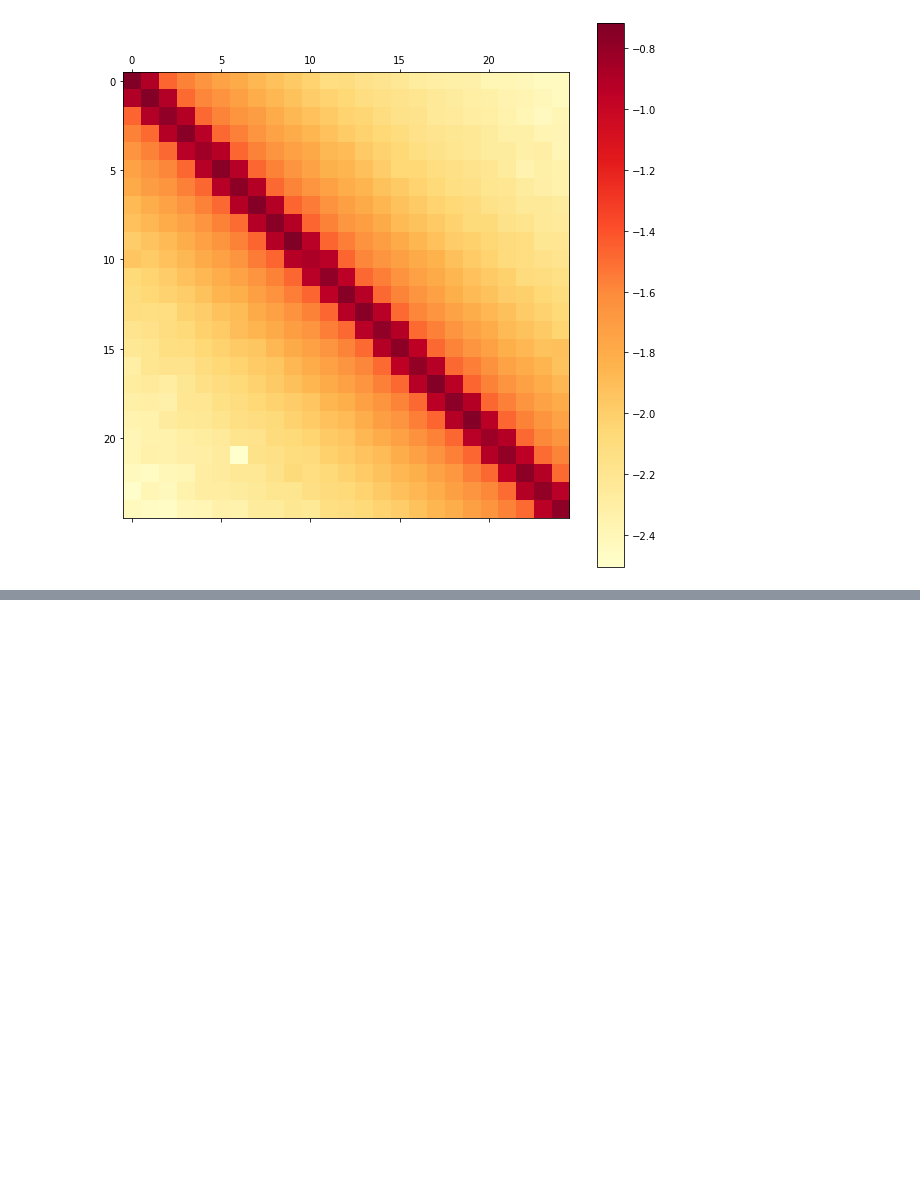
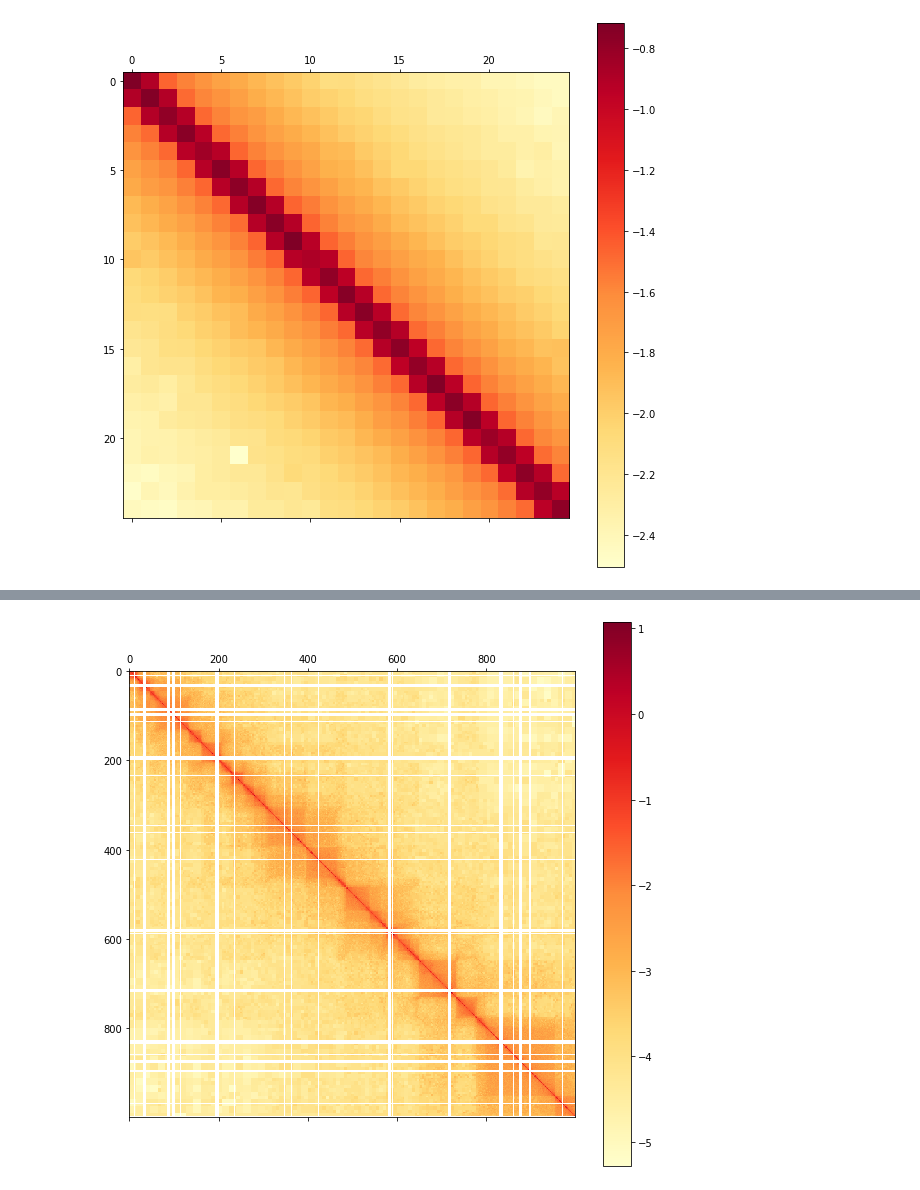
Before and after one commit to NeilAlishev/HiCPredictor, a Jupyter notebook: DeepHiCResearch.ipynb, the cells around one changed output, grey strips where cells are left out. Cells and saved outputs as stored; diff of their text form; code cells hidden in the pictures; blank space fills up the shorter version.

Commit message:
perform transformations on Hi-C map

```diff
--- a/DeepHiCResearch.ipynb
+++ b/DeepHiCResearch.ipynb
@@ -110,6 +137,8 @@ resolution = "::/resolutions/1000" # 1 KB resolution
 
 c = cooler.Cooler(filepath + resolution)
 arr = c.matrix(balance=True).fetch('chr3R')
+# For adaptive coarse-grain transformation purposes
+arr_raw = c.matrix(balance=False).fetch('chr3R')
 # %%
 plot_hic(arr)
 # %% [output]
@@ -312,0 +348,7 @@ plot_hic(prediction.reshape((25, 25)))
+# %%
+# Step 1: Adaptive coarse-grain
+transformed_arr = ct.lib.numutils.adaptive_coarsegrain(arr[0:1000, 0:1000], arr_raw[0:1000, 0:1000])
+# %%
+plot_hic(transformed_arr, use_log_scale=True)
+# %% [output]
+[figure, added]
```
Also changed, not shown: parts of 16 cells of this notebook.
